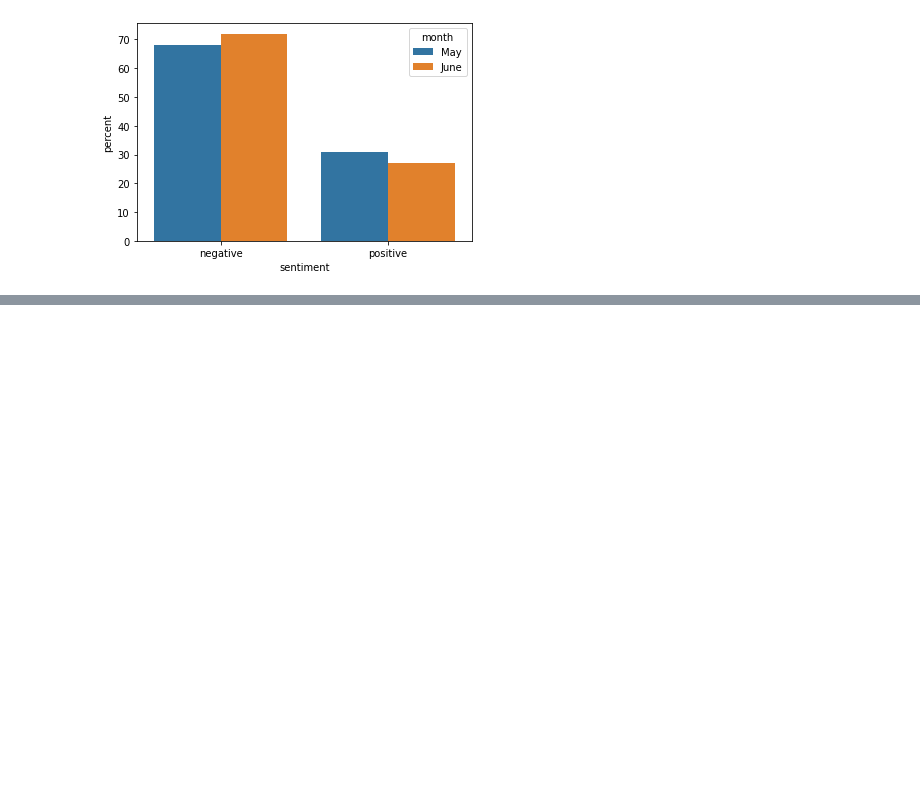
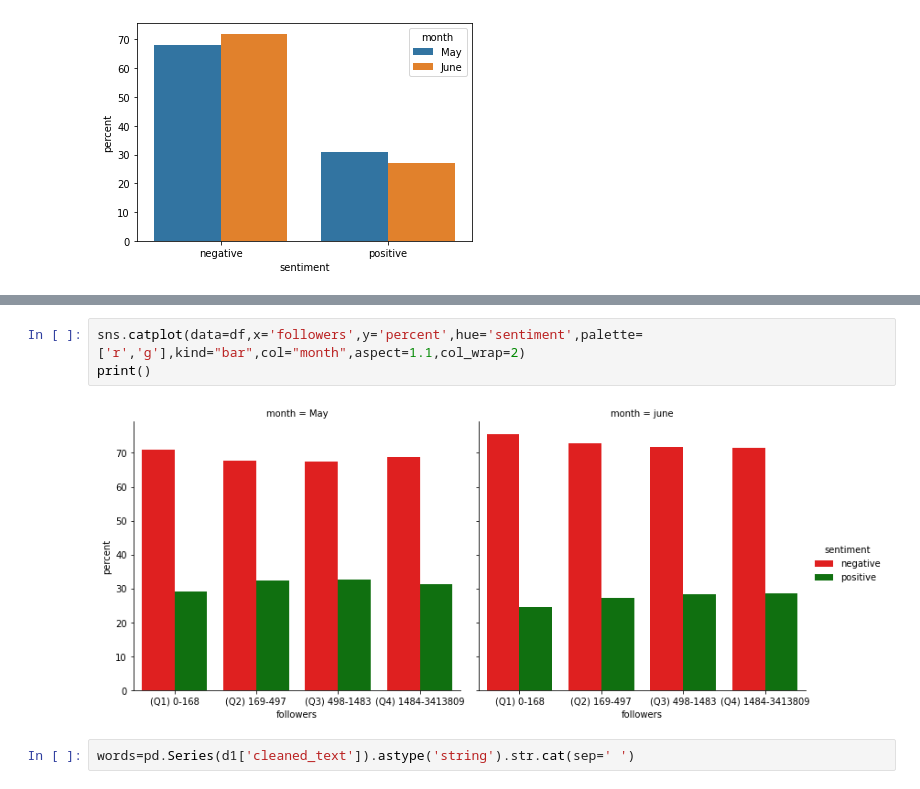
Before and after one commit to paolofesta/prove, a Jupyter notebook: TESI.ipynb, the cells around one changed output, grey strips where cells are left out. Cells and saved outputs as stored; diff of their text form; blank space fills up the shorter version.

```diff
--- a/TESI.ipynb
+++ b/TESI.ipynb
@@ -775,0 +837,7 @@ print()
+# %%
+sns.catplot(data=df,x='followers',y='percent',hue='sentiment',palette=['r','g'],kind="bar",col="month",aspect=1.1,col_wrap=2)
+print()
+# %% [output]
+[figure, added]
+# %%
+words=pd.Series(d1['cleaned_text']).astype('string').str.cat(sep=' ')
```
Also changed, not shown: parts of 22 cells of this notebook.
